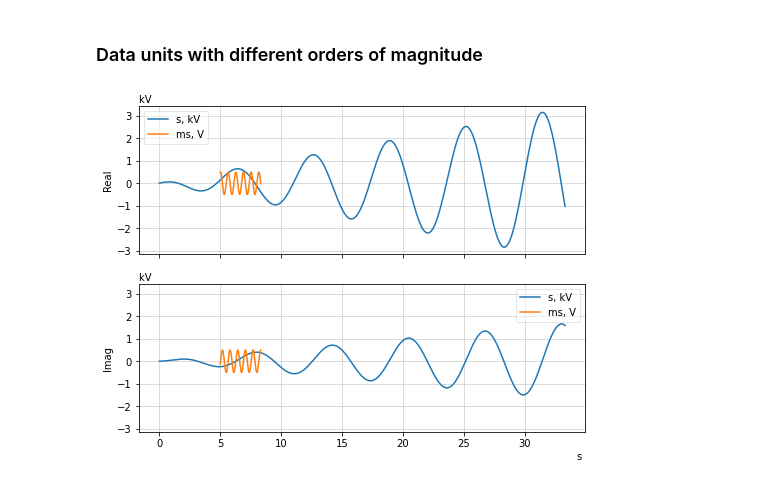
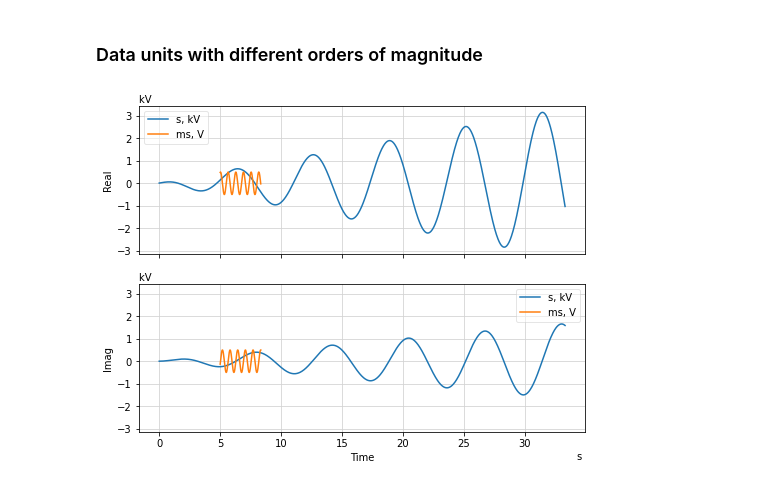
Before and after one commit to animaviridis/signum, a Jupyter notebook: examples/plotting.ipynb, the cells around one changed output. Cells and saved outputs as stored; diff of their text form; code cells hidden in the pictures.

Commit message:
Add x labels to Bode and IQ plots based on signal description

```diff
--- a/examples/plotting.ipynb
+++ b/examples/plotting.ipynb
@@ -73,17 +73,17 @@ ERROR: y units of the axes and data do not agree: ax_unit='V', data_unit='kW'
 # %%
 from signum.plotting import IQPlotter
 
 x5 = np.arange(1000)/30
 s5 = TimeDomainSignal(np.cos(x5) + 1j * np.sin(x5)/2, x_axis=x5) * (x5 + 0.1) / 10
 s5.unit = 'kV'
 
-iqp = IQPlotter(unit='V')
+iqp = IQPlotter(unit='V', x_label='Time')
 iqp.add_line(s5, label='s, kV')
 
 x6 = 100 * x5 + 5000
 s6 = 500 * TimeDomainSignal(np.cos(0.01 * x6) + 1j * np.sin(0.01 * x6), x_axis=x6)
 s6.unit = 'V'
 s6.x_unit = 'ms'
 iqp.add_line(s6, label='ms, V')
 # %% [output]
-[figure, old version]
+[figure, new version]
```
Also changed, not shown: parts of 5 cells of this notebook, 5 other files.
